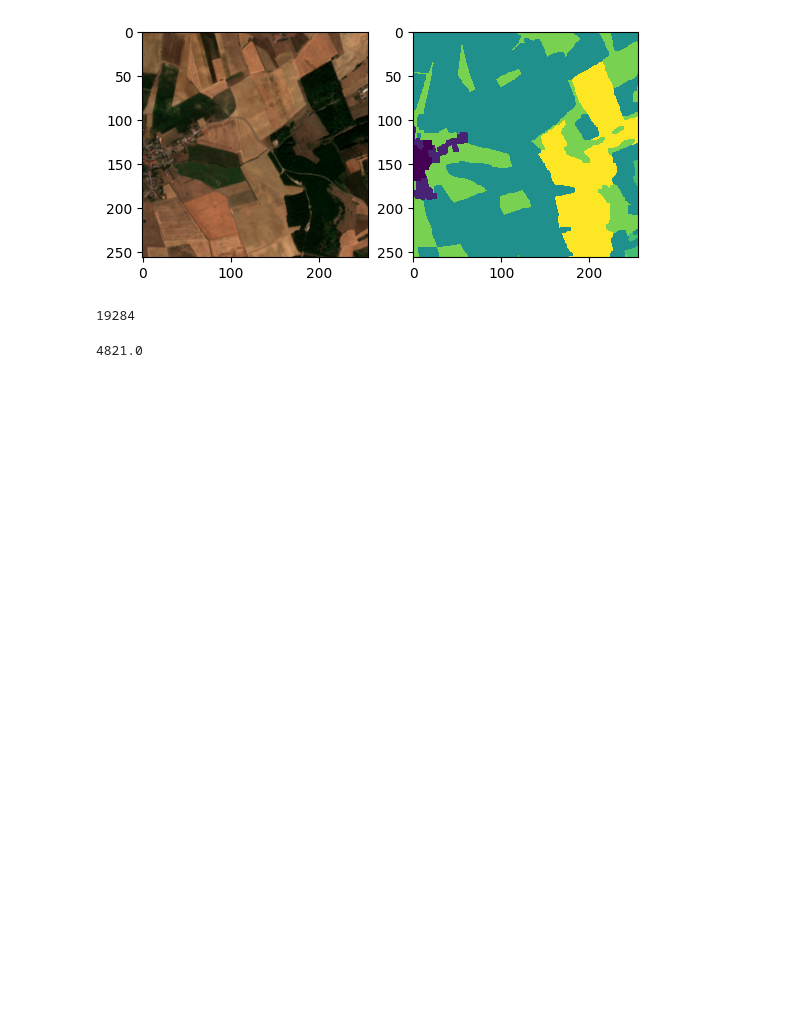
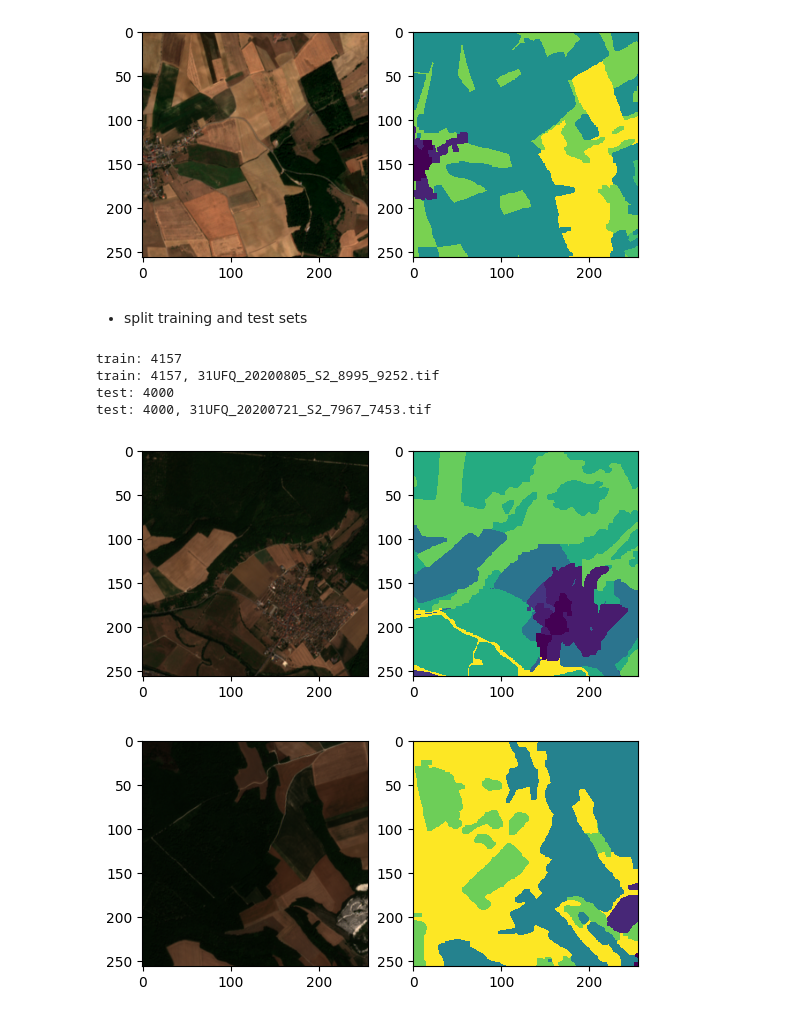
Before and after one commit to zhu-xlab/LandSegmenter, a Jupyter notebook: data_preparation/test_data_preparing/create_lmdb_for_test_sets.ipynb, the cells around one changed output. Cells and saved outputs as stored; diff of their text form; code cells hidden in the pictures; blank space fills up the shorter version.

Commit message:
create lmdb for test sets

```diff
--- a/data_preparation/test_data_preparing/create_lmdb_for_test_sets.ipynb
+++ b/data_preparation/test_data_preparing/create_lmdb_for_test_sets.ipynb
@@ -138,15 +141,57 @@ plt.imshow(lbl.squeeze(), interpolation='none')
 32ULV_20200805_S2_2313_4626.tif
 <matplotlib.image.AxesImage at 0x...>
 [figure]
-# %%
-fp_ = '/p/project1/hai_dm4eo/liu_ch/data/SSL4EO-S2/downstream_lmdb_small_remove/osm_train_lmdb'
-env = lmdb.open(fp_, readonly=True)
-with env.begin() as txn:
-    n = txn.stat()['entries']
-n
-# %% [output]
-19284
-# %%
-19284/4
-# %% [output]
-4821.0
+# %% [markdown]
+- split training and test sets
+# %%
+fd = '/home/chenying/data/weakFT'
+fp = '/home/chenying/data/weakFT/test/multisenge.lmdb'
+env_src = lmdb.open(fp, readonly=True)
+txn_src = env_src.begin()
+n = txn_src.stat()['entries']
+
+n_ts = 4000
+n_tr = n - n_ts
+inds = np.arange(n)
+inds_tr = np.random.choice(inds, n_tr, replace=False)
+inds_ts = np.setdiff1d(inds, inds_tr)
+for split, inds in zip(['train', 'test'], [inds_tr, inds_ts]):
+    pdir = split if split == 'test' else 'ft_train'
+    fp = os.path.join(fd, pdir, f'multisenge_{split}.lmdb')
+    env = lmdb.open(fp, map_size=int(5.5*1024**3))
+    txn = env.begin(write=True)
+    for i, ind in tqdm(enumerate(inds)):
+        obj = txn_src.get(str(ind).encode())
+        txn.put(str(i).encode(), obj)
+    txn.commit()
+    env.sync()
+    env.close()
+# %%
+i = 2900
+for split, inds in zip(['train', 'test'], [inds_tr, inds_ts]):
+    pdir = split if split == 'test' else 'ft_train'
+    fp = os.path.join(fd, pdir, f'multisenge_{split}.lmdb')
+    env = lmdb.open(fp, readonly=True)
+    with env.begin() as txn:
+        n = txn.stat()['entries']
+        print(f'{split}: {n}')
+        data = txn.get(str(i).encode())
+        img_bytes, img_shape, lbl_bytes, lbl_shape, name = pickle.loads(data)
+        img = np.frombuffer(img_bytes, dtype=np.uint16).reshape(img_shape)
+        lbl = np.frombuffer(lbl_bytes, dtype=np.uint8).reshape(lbl_shape)
+        print(f'{split}: {n}, {name.decode()}')
+        plt.figure()
+        plt.subplot(121)
+        img_show = img[[2,1,0]].transpose(1,2,0)
+        img_show = (img_show - np.min(img_show))/(np.max(img_show) - np.min(img_show))
+        plt.imshow(img_show)
+        plt.subplot(122)
+        plt.imshow(lbl.squeeze(), interpolation='none')
+    env.close()
+# %% [output]
+train: 4157
+train: 4157, 31UFQ_20200805_S2_8995_9252.tif
+test: 4000
+test: 4000, 31UFQ_20200721_S2_7967_7453.tif
+[figure, added]
+[figure, added]
```
Also changed, not shown: parts of 50 cells of this notebook.
